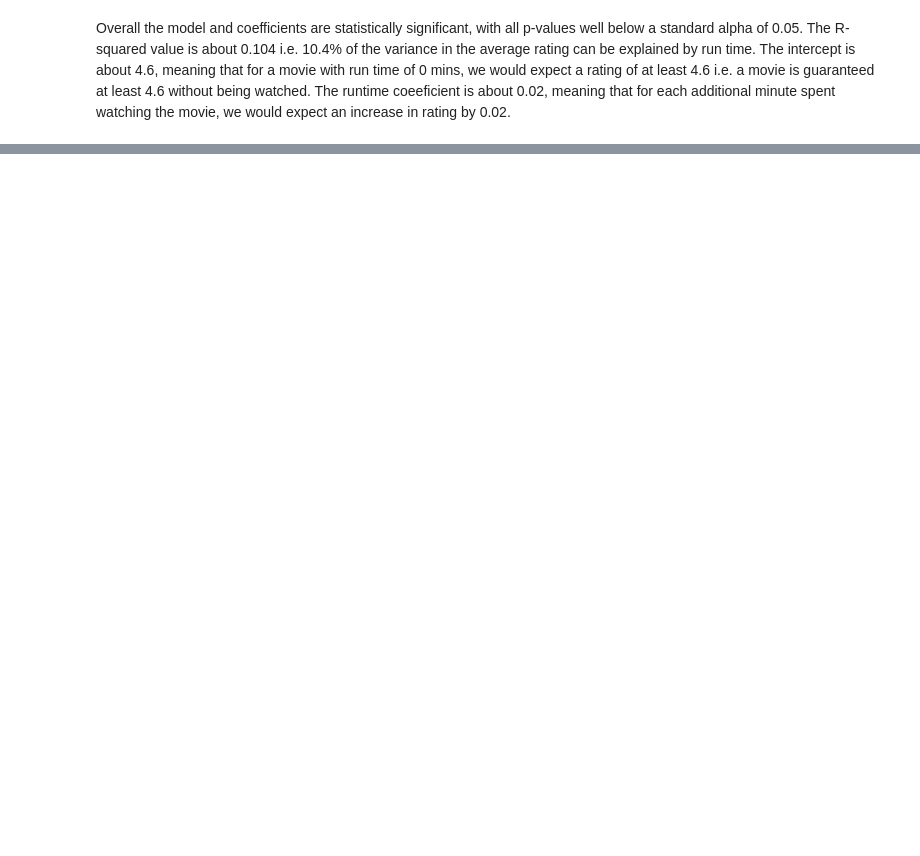
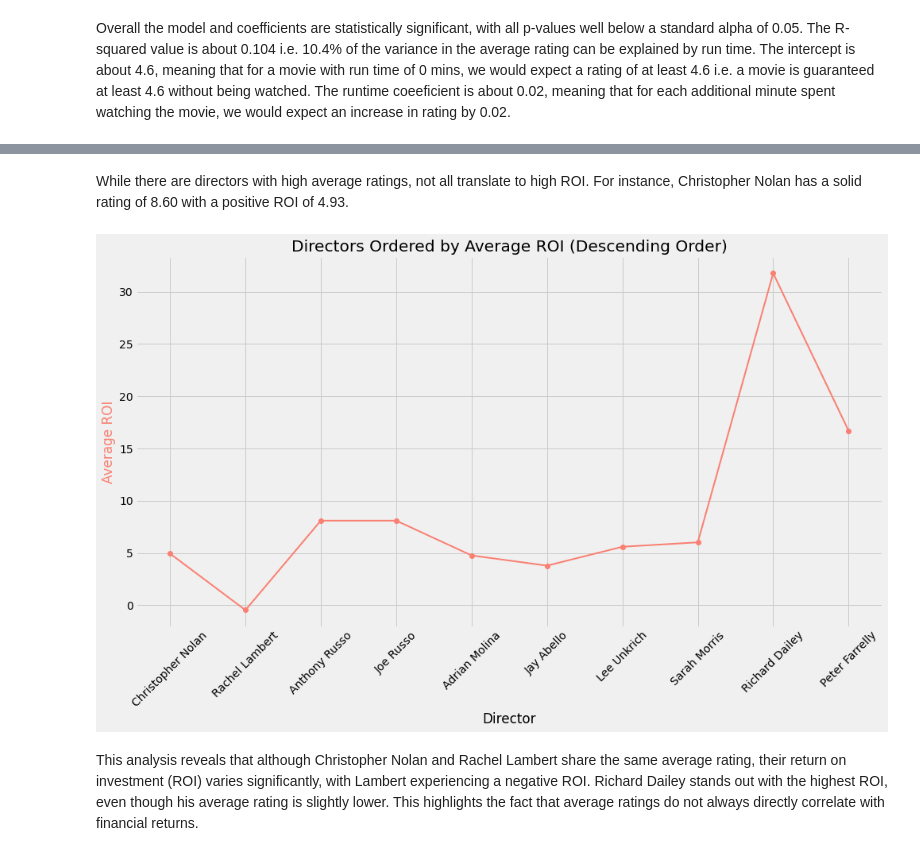
Before and after one commit to lilanhenry/phase2_group8_project, a Jupyter notebook: student.ipynb, the cells around one changed output, grey strips where cells are left out. Cells and saved outputs as stored; diff of their text form; code cells hidden in the pictures; blank space fills up the shorter version.

```diff
--- a/student.ipynb
+++ b/student.ipynb
@@ -723,0 +943,9 @@ Overall the model and coefficients are statistically significant, with all p-val
+# %%
+# production_budget' and 'worldwide_gross' columns
+top_rated_movies['domestic_gross_y'] = pd.to_numeric(top_rated_movies['domestic_gross_y'].replace(r'[\$,]', '', regex=True), errors='coerce')
+top_rated_movies['worldwide_gross'] = pd.to_numeric(top_rated_movies['worldwide_gross'].replace(r'[\$,]', '', regex=True), errors='coerce')
+top_rated_movies['production_budget'] = pd.to_numeric(top_rated_movies['production_budget'].replace(r'[\$,]', '', regex=True), errors='coerce')
+# %%
+top_rated_movies['ROI'] = (top_rated_movies['worldwide_gross'] + top_rated_movies['domestic_gross_y']- top_rated_movies['production_budget']) / top_rated_movies['production_budget']
+
+top_rated_movies.head(10)
@@ -723,0 +970,12 @@ Overall the model and coefficients are statistically significant, with all p-val
+# %%
+#  Calculate Average ROI per Director
+director_roi = top_rated_movies.groupby('primary_name')['ROI'].mean().reset_index()
+director_roi.columns = ['Director', 'Average_ROI']
+
+#Merging Director ratings with Director ROI
+director_comparison = pd.merge(director_ratings, director_roi, on='Director')
+director_comparison_sorted = director_comparison.sort_values(by=['Average_Rating', 'Average_ROI'], ascending=False)
+
+
+# Display top 10 directors by rating and ROI
+print(director_comparison_sorted.head(10))
@@ -723,0 +994,20 @@ Overall the model and coefficients are statistically significant, with all p-val
+# %% [markdown]
+While there are directors with high average ratings, not all translate to high ROI. For instance, Christopher Nolan has a solid rating of 8.60 with a positive ROI of 4.93.
+# %%
+# Sort directors by Average ROI in
+top_directors = director_comparison.sort_values(by='Average_Rating', ascending=False).head(10)
+
+# Create the line plot for Average ROI
+plt.figure(figsize=(15, 8))
+plt.plot(top_directors['Director'], top_directors['Average_ROI'], color='salmon', marker='o', linestyle='-', linewidth=2)
+
+# Adding labels and title
+plt.ylabel('Average ROI', color='salmon')
+plt.xlabel('Director')
+plt.title("Directors Ordered by Average ROI (Descending Order)")
+plt.xticks(rotation=45)
+plt.grid(True)  # Optional: Adds gridlines for easier viewing
+# %% [output]
+[figure, added]
+# %% [markdown]
+This analysis reveals that although Christopher Nolan and Rachel Lambert share the same average rating, their return on investment (ROI) varies significantly, with Lambert experiencing a negative ROI. Richard Dailey stands out with the highest ROI, even though his average rating is slightly lower. This highlights the  fact that average ratings do not always directly correlate with financial returns.
```
Also changed, not shown: parts of 68 cells of this notebook.
